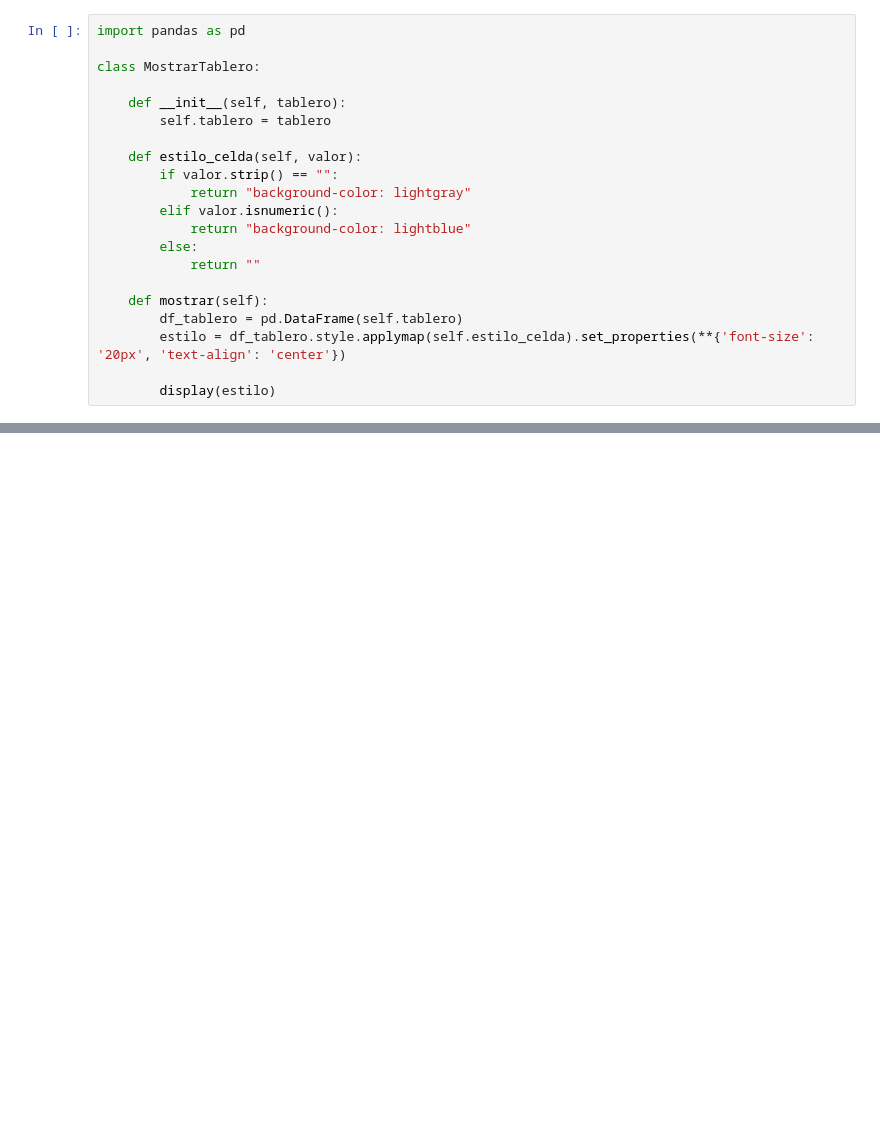
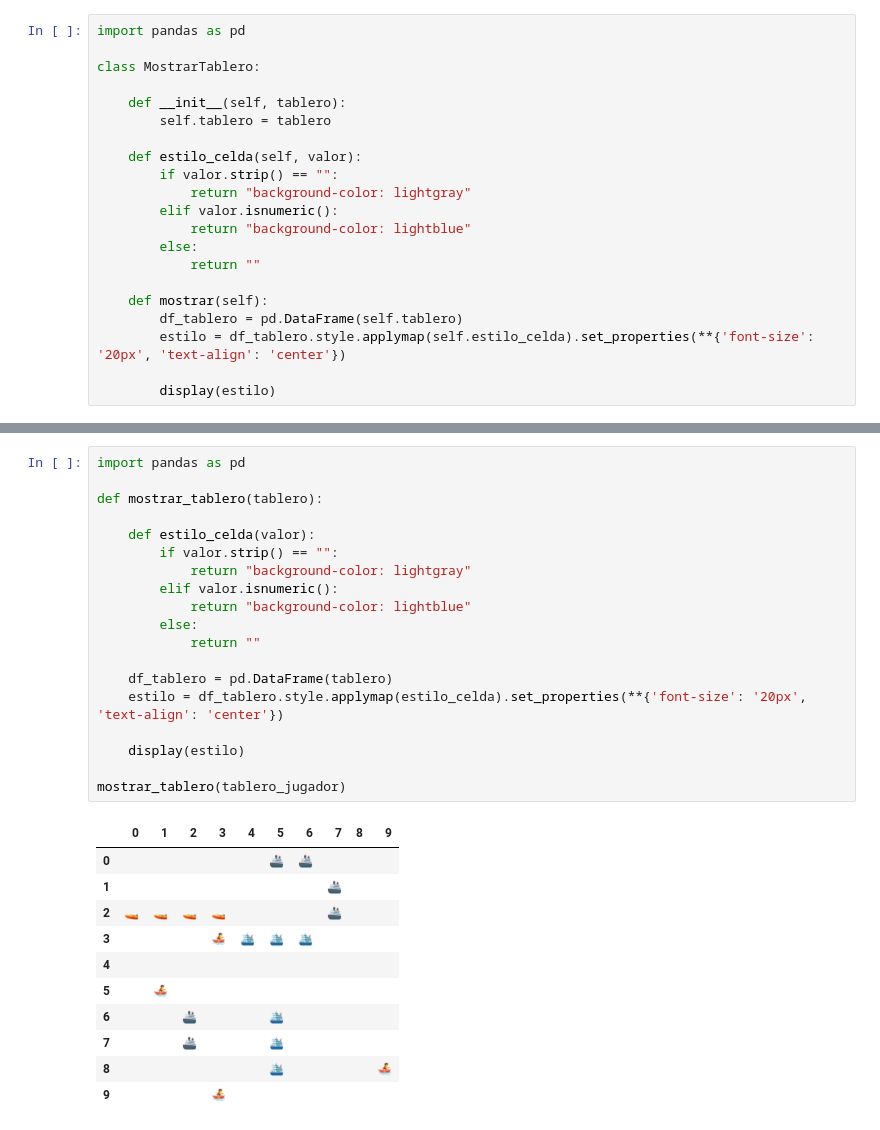
Before and after one commit to mgiljimenez/Battleship, a Jupyter notebook: matriz_bonita.ipynb, the cells around one changed output, grey strips where cells are left out. Drawn from its saved outputs; the diff is of its cells as text; blank space fills up the shorter version.

```diff
--- a/matriz_bonita.ipynb
+++ b/matriz_bonita.ipynb
@@ -106,0 +107,31 @@ mostrar_tablero.mostrar()
+# %%
+import pandas as pd
+
+def mostrar_tablero(tablero):
+
+    def estilo_celda(valor):
+        if valor.strip() == "":
+            return "background-color: lightgray"
+        elif valor.isnumeric():
+            return "background-color: lightblue"
+        else:
+            return ""
+
+    df_tablero = pd.DataFrame(tablero)
+    estilo = df_tablero.style.applymap(estilo_celda).set_properties(**{'font-size': '20px', 'text-align': 'center'})
+
+    display(estilo)
+
+mostrar_tablero(tablero_jugador)
+# %% [output]
+|  | 0 | 1 | 2 | 3 | 4 | 5 | 6 | 7 | 8 | 9 |
+| 0 |  |  |  |  |  | 🚢 | 🚢 |  |  |  |
+| 1 |  |  |  |  |  |  |  | 🚢 |  |  |
+| 2 | 🚤 | 🚤 | 🚤 | 🚤 |  |  |  | 🚢 |  |  |
+| 3 |  |  |  | 🚣 | 🛳 | 🛳 | 🛳 |  |  |  |
+| 4 |  |  |  |  |  |  |  |  |  |  |
+| 5 |  | 🚣 |  |  |  |  |  |  |  |  |
+| 6 |  |  | 🚢 |  |  | 🛳 |  |  |  |  |
+| 7 |  |  | 🚢 |  |  | 🛳 |  |  |  |  |
+| 8 |  |  |  |  |  | 🛳 |  |  |  | 🚣 |
+| 9 |  |  |  | 🚣 |  |  |  |  |  |  |
```
Also changed, not shown: parts of 2 cells of this notebook, 1 other file.
